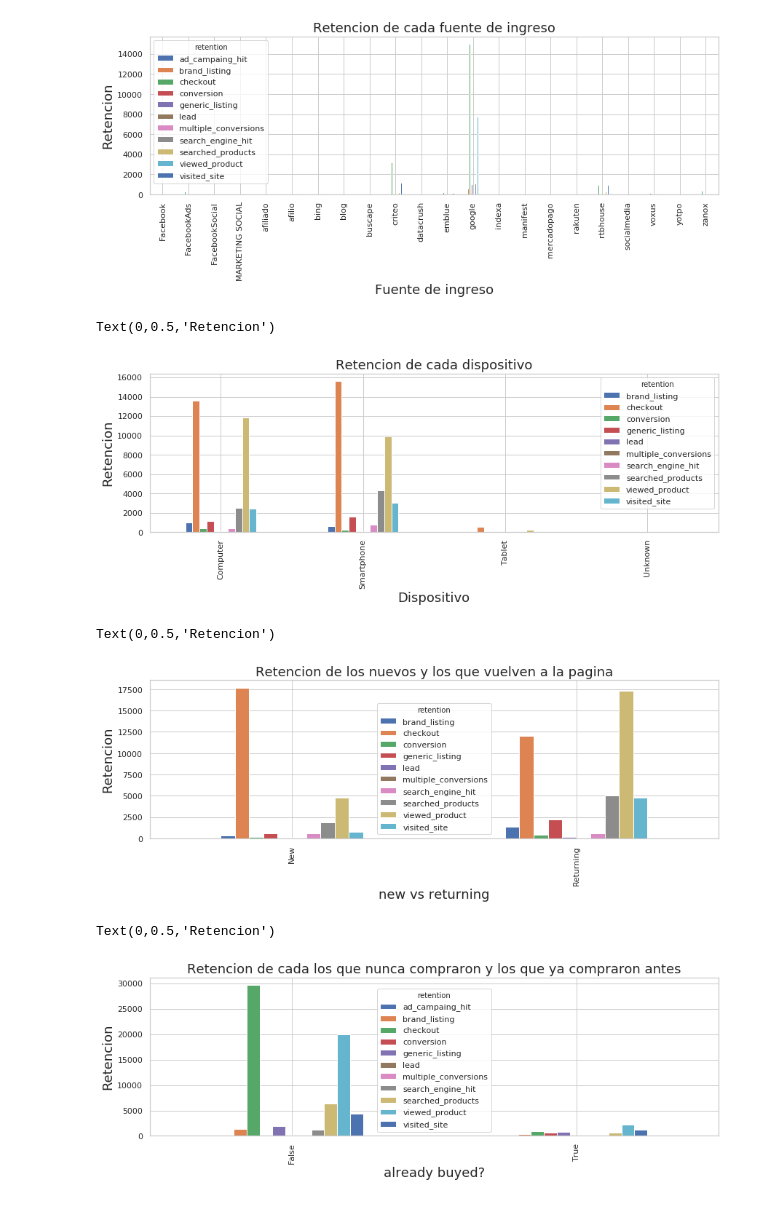
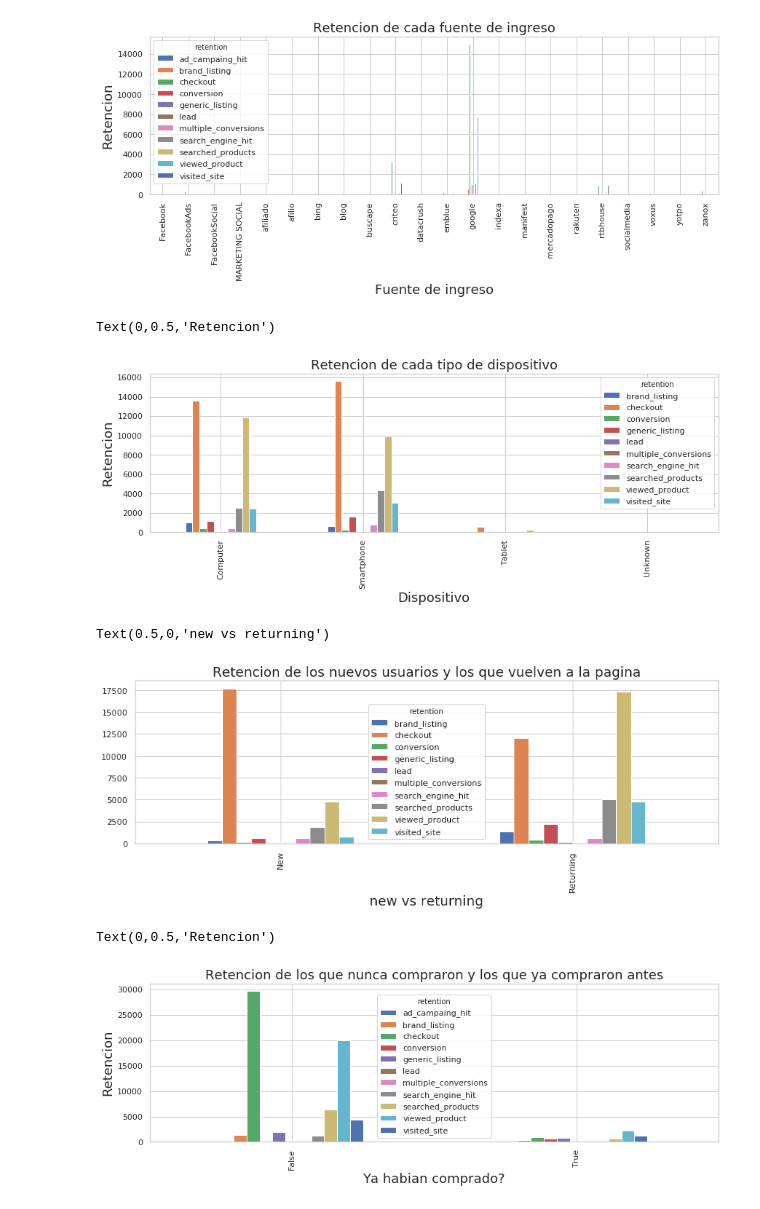
Before and after one commit to MartinCohen98/OrganizacionDeDatosTP1, a Jupyter notebook: notebook_tp.ipynb, the cells around one changed output. Saved outputs shown, nothing was run; the diff lists cells and outputs as text; code cells hidden in the pictures.

```diff
--- a/notebook_tp.ipynb
+++ b/notebook_tp.ipynb
@@ -259,25 +230,24 @@ Text(0,0.5,'Retencion')
 [figure]
 # %%
 plot=pd.crosstab(entrydf['device_type'], entrydf['retention']).plot(kind='bar',figsize=(14,4));
-plot.set_title("Retencion de cada dispositivo", fontsize=18)
+plot.set_title("Retencion de cada tipo de dispositivo", fontsize=18)
 plot.set_xlabel("Dispositivo",fontsize=18)
 plot.set_ylabel("Retencion", fontsize=18)
 # %% [output]
 Text(0,0.5,'Retencion')
-[figure, old version]
+[figure, new version]
 # %%
 plot=pd.crosstab(entrydf['new_vs_returning'], entrydf['retention']).plot(kind='bar',figsize=(14,4));
-plot.set_title("Retencion de los nuevos y los que vuelven a la pagina", fontsize=18)
+plot.set_title("Retencion de los nuevos usuarios y los que vuelven a la pagina", fontsize=18)
 plot.set_xlabel("new vs returning",fontsize=18)
-plot.set_ylabel("Retencion", fontsize=18)
 # %% [output]
-Text(0,0.5,'Retencion')
+Text(0.5,0,'new vs returning')
-[figure, old version]
+[figure, new version]
 # %%
 plot=pd.crosstab(entrydf['already_buyed'], entrydf['retention']).plot(kind='bar',figsize=(14,4));
-plot.set_title("Retencion de cada los que nunca compraron y los que ya compraron antes", fontsize=18)
-plot.set_xlabel("already buyed?",fontsize=18)
+plot.set_title("Retencion de los que nunca compraron y los que ya compraron antes", fontsize=18)
+plot.set_xlabel("Ya habian comprado?",fontsize=18)
 plot.set_ylabel("Retencion", fontsize=18)
 # %% [output]
 Text(0,0.5,'Retencion')
-[figure, old version]
+[figure, new version]
```
Also changed, not shown: parts of 6 cells of this notebook.
